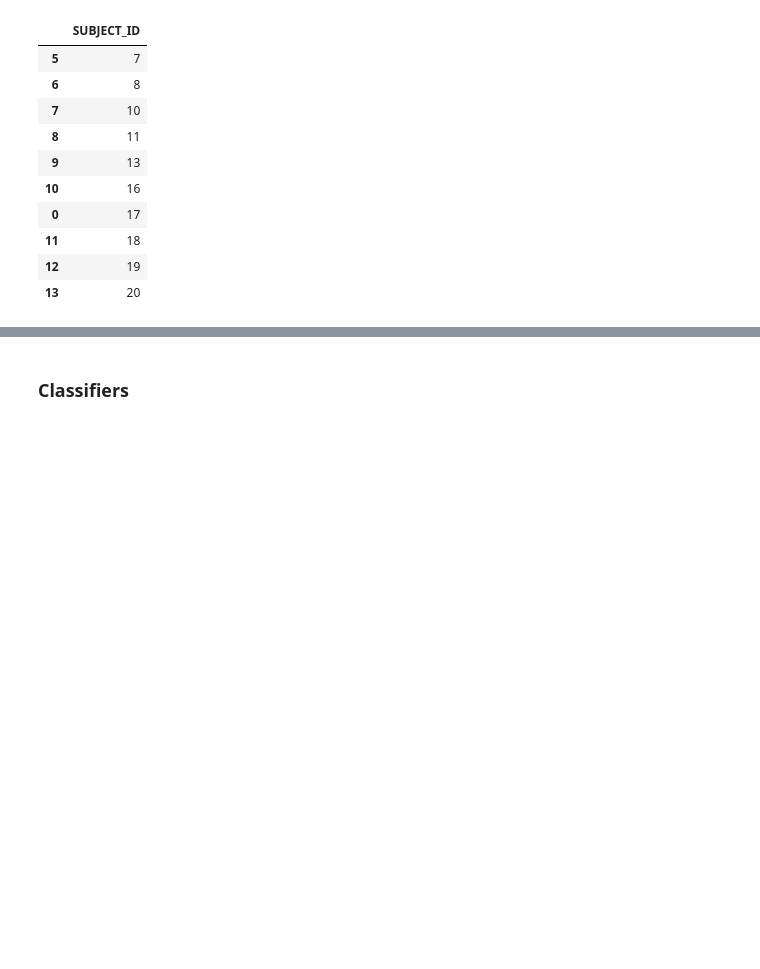
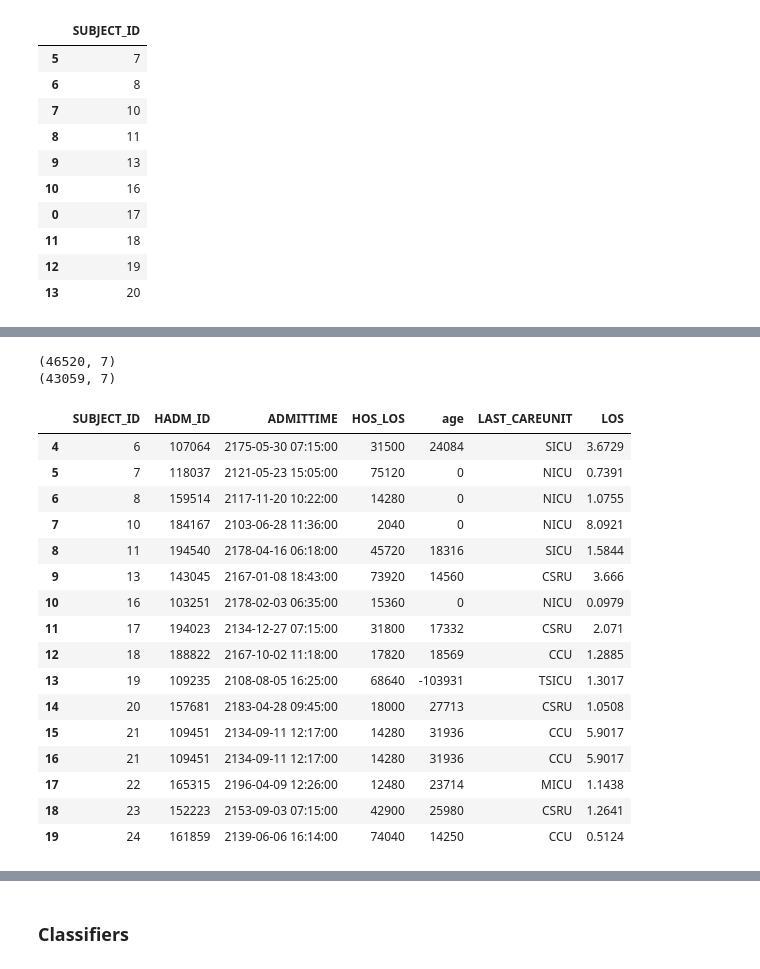
Before and after one commit to kevinmchu/BME590Final, a Jupyter notebook: Design matrix.ipynb, the cells around one changed output, grey strips where cells are left out. Saved outputs shown, nothing was run; the diff lists cells and outputs as text; code cells hidden in the pictures; blank space fills up the shorter version.

```diff
--- a/Design matrix.ipynb
+++ b/Design matrix.ipynb
@@ -60,11 +90,11 @@ print(mult_admissions.shape[0])
 print(mult_admissions.head())
 
 # Concatenate all subject IDs from patients who survived their first visit
-patients_cols = pd.concat([one_admission_survivors, mult_admissions], axis = 0)
-patients_cols.columns = patients_cols.columns.str.strip()
-patients_cols = patients_cols.sort_values('SUBJECT_ID')
-print("Patients who survived their first visit: " + str(patients_cols.shape[0]))
-patients_cols[5:15]
+relevant_patients = pd.concat([one_admission_survivors, mult_admissions], axis = 0)
+relevant_patients.columns = relevant_patients.columns.str.strip()
+relevant_patients = relevant_patients.sort_values('SUBJECT_ID')
+print("Patients who survived their first visit: " + str(relevant_patients.shape[0]))
+relevant_patients[5:15]
 # %% [output]
 People who died on their first admission:
 5772
@@ -133,7 +161,7 @@ drgcodes_feats = pd.read_sql("""SELECT drg.SUBJECT_ID, HADM_ID, DRG_SEVERITY, DR
 # %%
 # Further process information for admissions and ICU stays
 # Calculate length of stay for each admission
-admissions_feats= pd.read_sql("""SELECT adm.SUBJECT_ID, HADM_ID
+admissions_feats= pd.read_sql("""SELECT adm.SUBJECT_ID, HADM_ID, ADMITTIME, DISCHTIME
                                  FROM admissions adm
                                  INNER JOIN patients pat
                                  ON adm.SUBJECT_ID = pat.SUBJECT_ID
@@ -142,18 +170,13 @@ admissions_feats= pd.read_sql("""SELECT adm.SUBJECT_ID, HADM_ID
 # 'HOS_LOS' is length of stay in HOSPITAL, in seconds ('TimedeltaProperties' object only
 # has days, seconds, microseconds as attributes)
 admissions_feats['HOS_LOS'] = (admissions_info['DISCHTIME'] - admissions_info['ADMITTIME']).dt.seconds
+# Only get information from FIRST admission
+admissions_feats.sort_values('DISCHTIME')
+admissions_feats = admissions_feats.drop_duplicates(subset='SUBJECT_ID', keep='first')
+admissions_feats = admissions_feats[['SUBJECT_ID', 'HADM_ID', 'ADMITTIME', 'HOS_LOS']]
 
 # Only get information from LAST ICU stay from an admission
-# icu_stay_counts = all_icustays['HADM_ID'].value_counts()
-single_icu_stays = pd.read_sql("""SELECT icu.SUBJECT_ID, HADM_ID, LAST_CAREUNIT, LOS
-                                    FROM icustays icu
-                                    INNER JOIN patients pat
-                                    ON icu.SUBJECT_ID = pat.SUBJECT_ID
-                                    GROUP BY HADM_ID
-                                    HAVING COUNT(HADM_ID) = 1
-                                    ORDER BY icu.SUBJECT_ID ASC
-                                    """, conn)
-multiple_icu_stays = pd.read_sql("""SELECT icu.SUBJECT_ID, HADM_ID, LAST_CAREUNIT, LOS
+multiple_icustays = pd.read_sql("""SELECT icu.SUBJECT_ID, HADM_ID, LAST_CAREUNIT, LOS
                                     FROM icustays icu
                                     INNER JOIN patients pat
                                     ON icu.SUBJECT_ID = pat.SUBJECT_ID
@@ -161,7 +184,6 @@ multiple_icu_stays = pd.read_sql("""SELECT icu.SUBJECT_ID, HADM_ID, LAST_CAREUNI
                                     HAVING COUNT(HADM_ID) > 1
                                     ORDER BY icu.SUBJECT_ID ASC
                                     """, conn)
-print(single_icu_stays.shape)
-print(multiple_icu_stays.shape)
-multiple_icu_stays.columns = multiple_icu_stays.columns.str.strip()
+print(multiple_icustays.shape)
+multiple_icustays.head()
 # %% [output]
@@ -221,11 +307,31 @@ drgcodes_feats[15:25]
 # %%
 # Get one overall features matrix for ALL patients
 features_for_all_mat = pd.merge(admissions_feats, icustays_feats[['HADM_ID', 'LAST_CAREUNIT', 'LOS']], how='left', on=['HADM_ID'])
 print(features_for_all_mat.shape)
 
 # Merge feature dataframe with the patient_cols dataframes so we only keep the features
 # for the RELEVANT patients
-features_mat = pd.merge(patients_cols, features_for_all_mat, how='left', on=['SUBJECT_ID'])
+features_mat = pd.merge(relevant_patients, features_for_all_mat, how='left', on=['SUBJECT_ID'])
 print(features_mat.shape)
-features_mat[0:20]
+features_mat[4:20]
+# %% [output]
+(46520, 7)
+(43059, 7)
+|  | SUBJECT_ID | HADM_ID | ADMITTIME | HOS_LOS | age | LAST_CAREUNIT | LOS |
+| 4 | 6 | 107064 | 2175-05-30 07:15:00 | 31500 | 24084 | SICU | 3.6729 |
+| 5 | 7 | 118037 | 2121-05-23 15:05:00 | 75120 | 0 | NICU | 0.7391 |
+| 6 | 8 | 159514 | 2117-11-20 10:22:00 | 14280 | 0 | NICU | 1.0755 |
+| 7 | 10 | 184167 | 2103-06-28 11:36:00 | 2040 | 0 | NICU | 8.0921 |
+| 8 | 11 | 194540 | 2178-04-16 06:18:00 | 45720 | 18316 | SICU | 1.5844 |
+| 9 | 13 | 143045 | 2167-01-08 18:43:00 | 73920 | 14560 | CSRU | 3.666 |
+| 10 | 16 | 103251 | 2178-02-03 06:35:00 | 15360 | 0 | NICU | 0.0979 |
+| 11 | 17 | 194023 | 2134-12-27 07:15:00 | 31800 | 17332 | CSRU | 2.071 |
+| 12 | 18 | 188822 | 2167-10-02 11:18:00 | 17820 | 18569 | CCU | 1.2885 |
+| 13 | 19 | 109235 | 2108-08-05 16:25:00 | 68640 | -103931 | TSICU | 1.3017 |
+| 14 | 20 | 157681 | 2183-04-28 09:45:00 | 18000 | 27713 | CSRU | 1.0508 |
+| 15 | 21 | 109451 | 2134-09-11 12:17:00 | 14280 | 31936 | CCU | 5.9017 |
+| 16 | 21 | 109451 | 2134-09-11 12:17:00 | 14280 | 31936 | CCU | 5.9017 |
+| 17 | 22 | 165315 | 2196-04-09 12:26:00 | 12480 | 23714 | MICU | 1.1438 |
+| 18 | 23 | 152223 | 2153-09-03 07:15:00 | 42900 | 25980 | CSRU | 1.2641 |
+| 19 | 24 | 161859 | 2139-06-06 16:14:00 | 74040 | 14250 | CCU | 0.5124 |
 # %%
```
Also changed, not shown: parts of 21 cells of this notebook.
